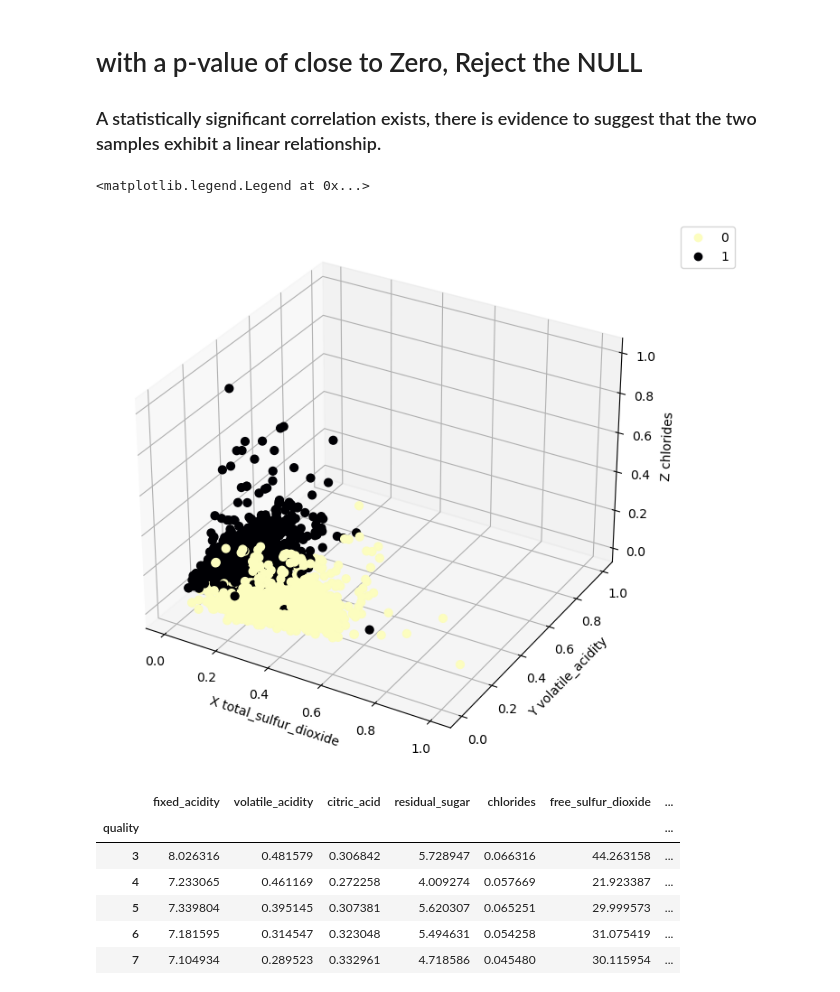
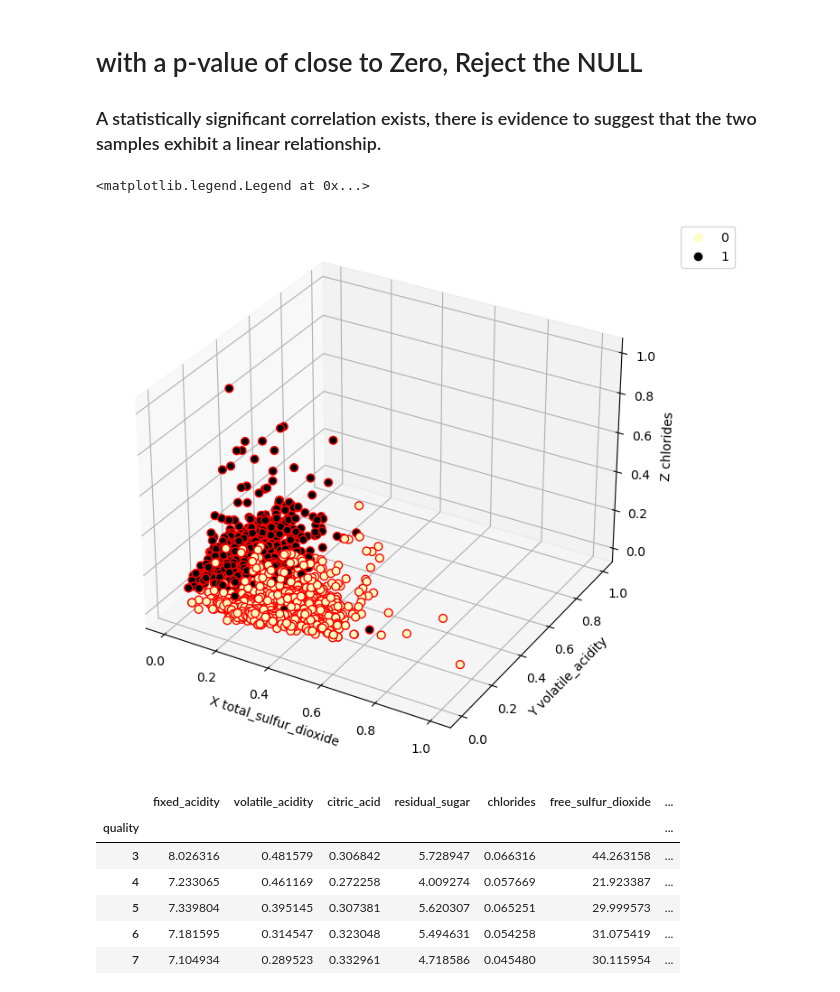
Before and after one commit to Cod-Up-Our-Data/wine_clustering_project, a Jupyter notebook: wine_exploration_rich.ipynb, the cells around one changed output. Drawn from its saved outputs; the diff is of its cells as text; code cells hidden in the pictures.

```diff
--- a/wine_exploration_rich.ipynb
+++ b/wine_exploration_rich.ipynb
@@ -1000,17 +1000,17 @@ p = 0.000000e+00
 # %%
 fig = plt.figure(figsize=(6,6))
 ax = Axes3D(fig, auto_add_to_figure=False)
 fig.add_axes(ax)
 cmap = ListedColormap(sns.color_palette("magma_r",256).as_hex())
 sc = ax.scatter(train_scaled.total_sulfur_dioxide, train_scaled.volatile_acidity, train_scaled.chlorides,
-                s=40, c=train_scaled.wine_color, marker='o', cmap=cmap, alpha=1)
+                s=40, c=train_scaled.wine_color, marker='o', cmap=cmap, alpha=1,ec='red')
 ax.set_xlabel('X total_sulfur_dioxide')
 ax.set_ylabel('Y volatile_acidity')
 ax.set_zlabel('Z chlorides')
 plt.legend(*sc.legend_elements(), bbox_to_anchor=(1.05, 1), loc=2)
 # %% [output]
 <matplotlib.legend.Legend at 0x...>
-[figure, old version]
+[figure, new version]
 # %%
 df_mean_by_qual
 # %% [output]
```
Also changed, not shown: parts of 1 cell of this notebook, 1 other file.
